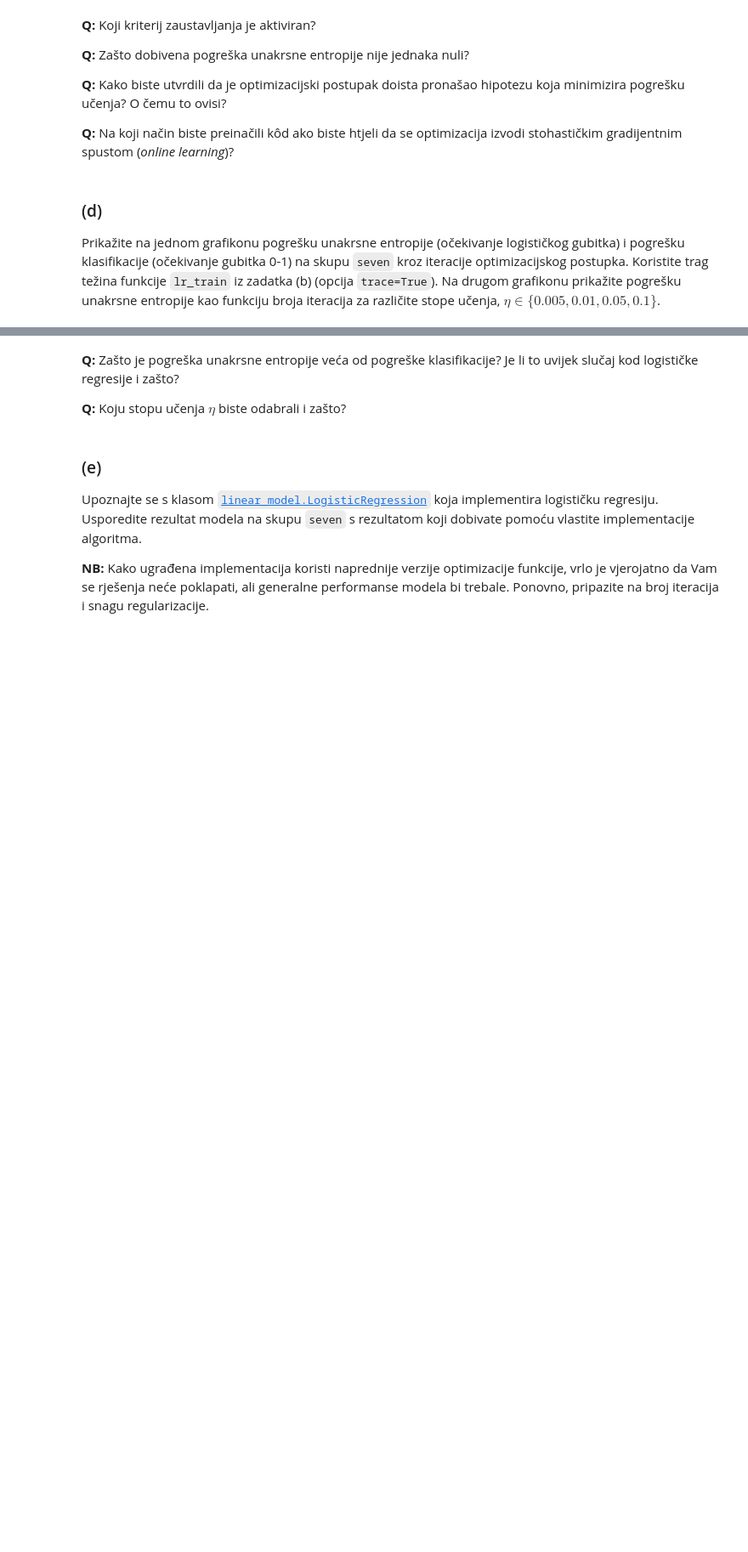
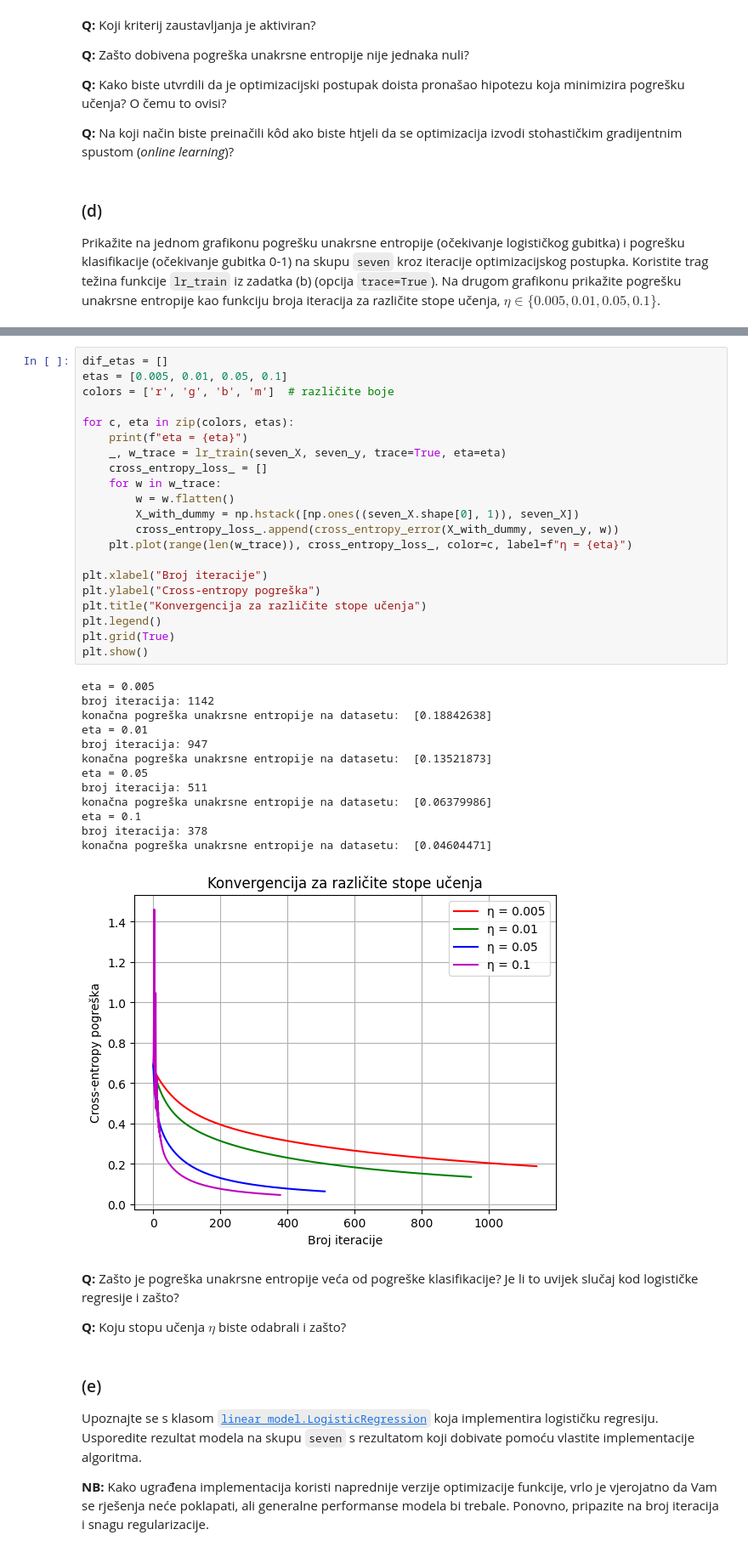
Before and after one commit to fran-galic/Machine-Learning-1, a Jupyter notebook: lab2/SU1-2025-LAB2.ipynb, the cells around one changed output, grey strips where cells are left out. Shown at 85% size. Cells and saved outputs as stored; diff of their text form; blank space fills up the shorter version.

```diff
--- a/lab2/SU1-2025-LAB2.ipynb
+++ b/lab2/SU1-2025-LAB2.ipynb
@@ -325,3 +340,38 @@ from sklearn.metrics import zero_one_loss
+# %%
+dif_etas = []
+etas = [0.005, 0.01, 0.05, 0.1]
+colors = ['r', 'g', 'b', 'm']  # različite boje
+
+for c, eta in zip(colors, etas):
+    print(f"eta = {eta}")
+    _, w_trace = lr_train(seven_X, seven_y, trace=True, eta=eta)
+    cross_entropy_loss_ = []
+    for w in w_trace:
+        w = w.flatten()
+        X_with_dummy = np.hstack([np.ones((seven_X.shape[0], 1)), seven_X])
+        cross_entropy_loss_.append(cross_entropy_error(X_with_dummy, seven_y, w))
+    plt.plot(range(len(w_trace)), cross_entropy_loss_, color=c, label=f"η = {eta}")
+
+plt.xlabel("Broj iteracije")
+plt.ylabel("Cross-entropy pogreška")
+plt.title("Konvergencija za različite stope učenja")
+plt.legend()
+plt.grid(True)
+plt.show()
+# %% [output]
+eta = 0.005
+broj iteracija: 1142
+konačna pogreška unakrsne entropije na datasetu:  [0.18842638]
+eta = 0.01
+broj iteracija: 947
+konačna pogreška unakrsne entropije na datasetu:  [0.13521873]
+eta = 0.05
+broj iteracija: 511
+konačna pogreška unakrsne entropije na datasetu:  [0.06379986]
+eta = 0.1
+broj iteracija: 378
+konačna pogreška unakrsne entropije na datasetu:  [0.04604471]
+[figure, added]
 # %% [markdown]
 
 **Q:** Zašto je pogreška unakrsne entropije veća od pogreške klasifikacije? Je li to uvijek slučaj kod logističke regresije i zašto?
```
Also changed, not shown: parts of 19 cells of this notebook.
